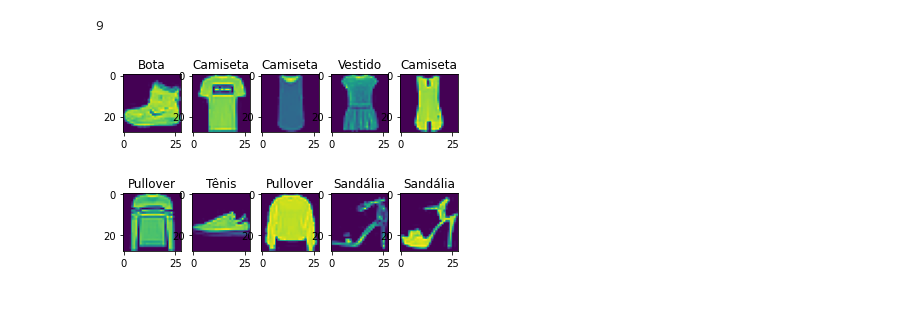
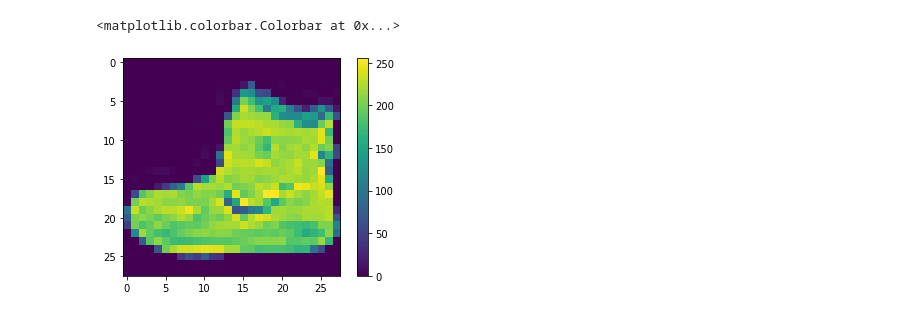
Before and after one commit to 10-ThiagoB82/Classificar_Imagens_Keras_Tensorflow, a Jupyter notebook: DEEP_LEARNING_KERAS.ipynb, the cells around one changed output. Saved outputs shown, nothing was run; the diff lists cells and outputs as text; code cells hidden in the pictures.

```diff
--- a/DEEP_LEARNING_KERAS.ipynb
+++ b/DEEP_LEARNING_KERAS.ipynb
@@ -14,25 +10,24 @@ dataset = keras.datasets.fashion_mnist
 # %%
-#EXPLORAR OS DADOS
+#CARREGAR O DATASET.
+dataset = keras.datasets.fashion_mnist
+((imagens_treino, identificacoes_treino),(imagens_teste, identificacoes_teste)) = dataset.load_data()
 
+
+#EXPLORAR OS DADOS.
 len(imagens_treino)
 imagens_treino.shape
 imagens_teste.shape
 len(identificacoes_teste)
 identificacoes_treino.min()
 identificacoes_treino.max()
+
+
+#EXIBIR OS DADOS.
+total_de_classificacoes = 10
+nomes_de_classificacoes = ['Camiseta', 'Calça', 'Pullover', 'Vestido', 'Casaco', 'Sandália', 'Camisa', 'Tênis', 'Bolsa', 'Bota']
+
+plt.imshow(imagens_treino[0])
+plt.colorbar()
 # %% [output]
-9
+<matplotlib.colorbar.Colorbar at 0x...>
+[figure, added]
-# %%
-#EXIBIR OD DADOS
-
-total_de_classificacoes = 10
-nomes_de_classificacoes = ['Camiseta', 'Calça', 'Pullover', 'Vestido', 'Casaco', 'Sandália', 'Camisa', 'Tênis', 'Bolsa', 'Bota']
-plt.imshow(imagens_treino[0])
-plt.title(identificacoes_treino[0])
-
-for imagem in range(10) :
-  plt.subplot(2, 5, imagem+1)
-  plt.imshow(imagens_treino[imagem])
-  plt.title(nomes_de_classificacoes[identificacoes_treino[imagem]])
-# %% [output]
-[figure, removed]
```
Also changed, not shown: parts of 10 cells of this notebook.
